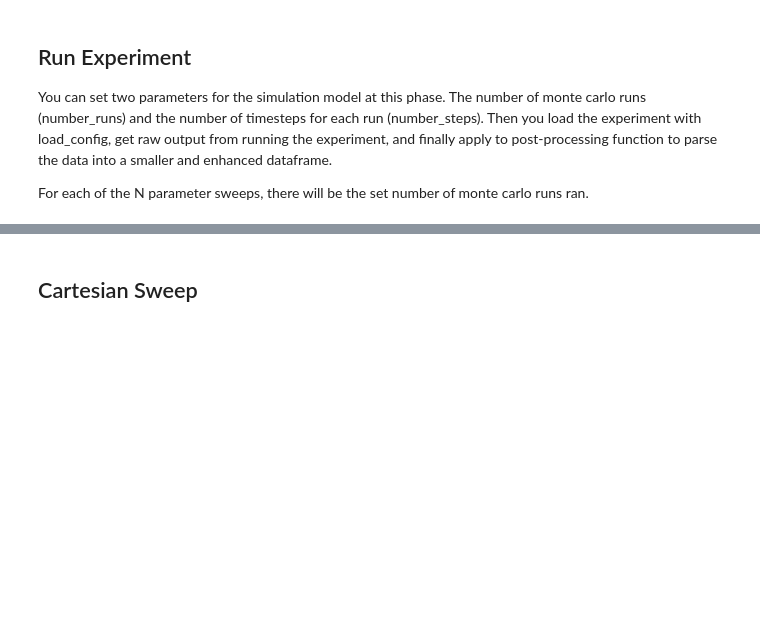
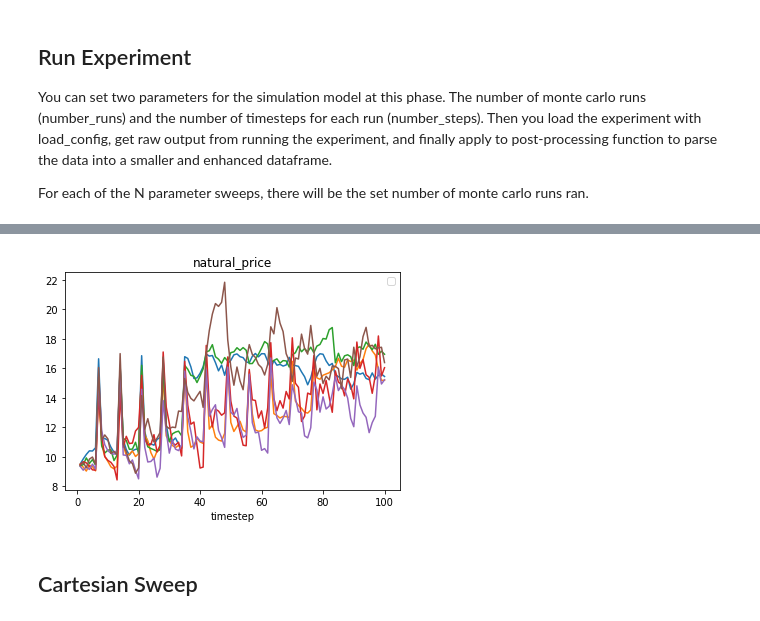
Before and after one commit to OlympusDAO/olympus-digital-twin, a Jupyter notebook: Sweep Example.ipynb, the cells around one changed output, grey strips where cells are left out. Drawn from its saved outputs; the diff is of its cells as text; code cells hidden in the pictures; blank space fills up the shorter version.

Commit message:
Add visualization and set bonds to not be created

```diff
--- a/Sweep Example.ipynb
+++ b/Sweep Example.ipynb
@@ -56,6 +56,12 @@ display(params)
   0           1  [OHMbond(total_amount=1000000.0, expiration_du...],
  'bond_annual_discount_rate': [0.04],
  'ohm_bond_to_netflow_ratio': [0.5]}
+# %%
+import pandas as pd
+
+# And we can also set a parameter (here setting it so no bonds are made) to have just length 1
+# So that is applies to all simulations
+params["bond_create_schedule"] = [pd.DataFrame([], columns = ['start_days', 'bonds'])]
 # %% [markdown]
 ## Initial State
 
@@ -128,2 +140,9 @@ Total execution time: 23.93s
+# %%
+from model.utility.visualization import plot_all_sims
+
+# Plot all simulation values for natural price
+plot_all_sims(["natural_price"], df)
+# %% [output]
+[figure, added]
 # %% [markdown]
 ## Cartesian Sweep
```
Also changed, not shown: parts of 2 cells of this notebook.
